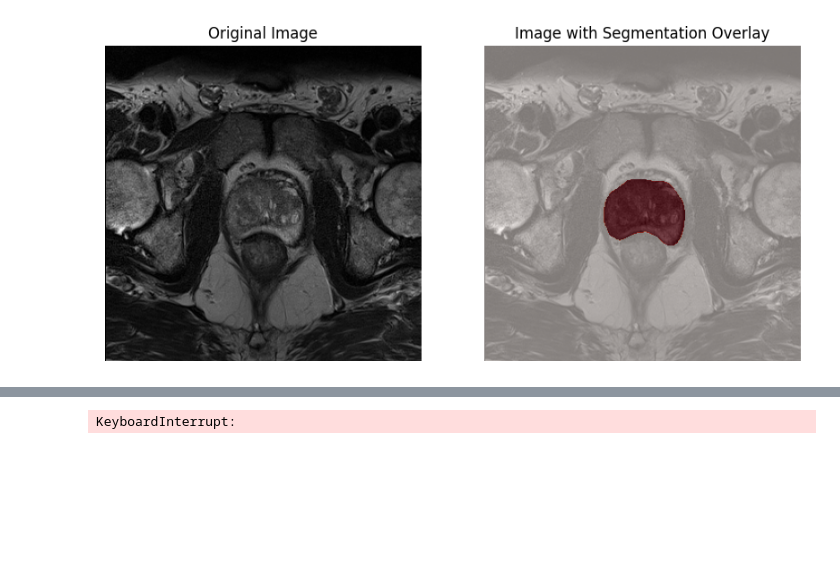
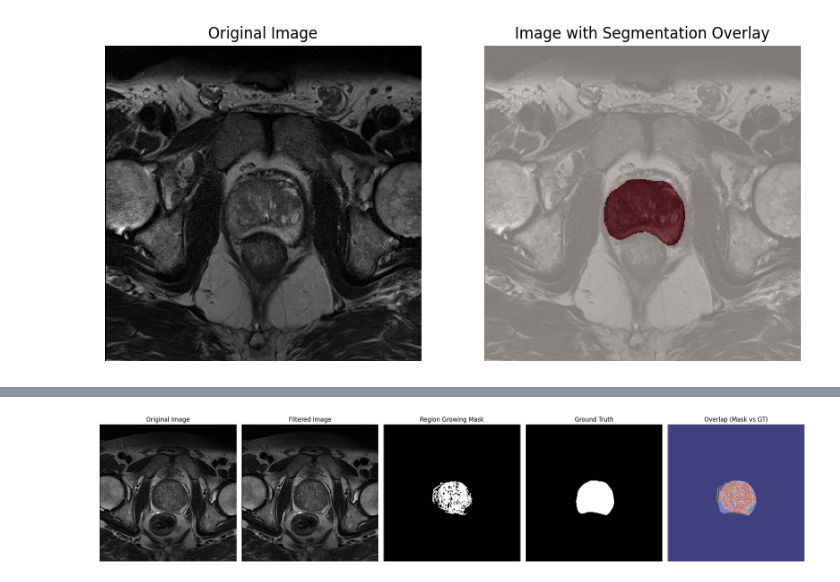
Before and after one commit to mattiadri/region_growing_on_medical_imaging, a Jupyter notebook: test.ipynb, the cells around one changed output, grey strips where cells are left out. Saved outputs shown, nothing was run; the diff lists cells and outputs as text; code cells hidden in the pictures; blank space fills up the shorter version.

```diff
--- a/test.ipynb
+++ b/test.ipynb
@@ -297,23 +58,0 @@ def estimate_threshold(image_slice, segmentation_slice):
-# %%
-def region_growing(image_slice, seed, threshold):
-    # Algoritmo di Region Growing (come definito precedentemente)
-    region_mask = np.zeros_like(image_slice, dtype=bool)
-    region_mask[seed] = True
-    region_intensity = image_slice[seed]
-
-    # Crescita regionale iterativa
-    growing = True
-    while growing:
-        growing = False
-        for row in range(region_mask.shape[0]):
-            for col in range(region_mask.shape[1]):
-                if region_mask[row, col]:
-                    continue
-                # Controlla la vicinanza ai pixel appartenenti alla regione
-                neighbors = [(row+1, col), (row-1, col), (row, col+1), (row, col-1)]
-                for r, c in neighbors:
-                    if 0 <= r < region_mask.shape[0] and 0 <= c < region_mask.shape[1]:
-                        if np.abs(image_slice[r, c] - region_intensity) <= threshold:
-                            region_mask[r, c] = True
-                            growing = True
-    return region_mask
@@ -325,42 +58,0 @@ def calculate_iou(region_mask, segmentation_slice):
-# %%
-def process_images_and_evaluate_with_pipelines(training_data_folder, test_data_folder, slice_index=10):
-    results = []
-
-    # Per ogni file nella cartella di training_data
-    for file in os.listdir(training_data_folder):
-        if file.endswith(".mhd"):
-            image_path = os.path.join(training_data_folder, file)
-            segmentation_path = image_path.replace(".mhd", "_segmentation.mhd")
-
-            image_slice, segmentation_slice = load_images_and_segmentations(image_path, segmentation_path, slice_index)
-
-            # Calcola la threshold dal training data
-            threshold = estimate_threshold(image_slice, segmentation_slice)
-
-            # Applica diverse pipeline di filtri e calcola l'IoU
-            for pipeline in ['pipeline_1', 'pipeline_2', 'pipeline_3']:
-                filtered_image = apply_filter_pipeline(image_slice, pipeline=pipeline)
-
-                # Applica Region Growing con la soglia stimata
-                region_mask = region_growing(filtered_image, (image_slice.shape[0] // 2, image_slice.shape[1] // 2), threshold)
-
-                # Calcola IoU
-                iou = calculate_iou(region_mask, segmentation_slice)
-
-                # Salva il risultato nella lista
-                results.append({
-                    'file': file,
-                    'slice_index': slice_index,
-                    'pipeline': pipeline,
-                    'threshold': threshold,
-                    'IoU': iou
-                })
-
-    return results
-
-
-# Esegui l'analisi
-
-results = process_images_and_evaluate_with_pipelines("training_data", "test_data", slice_index=10)
-# %% [output]
-KeyboardInterrupt:
@@ -377,0 +59,5 @@ print(df)
+# %%
+from region_growing import inspect_algorithm
+inspect_algorithm('test_data/Case02.mhd', 'test_data/Case02_segmentation.mhd', slice_index=10, pipeline='pipeline_2', threshold=100, save_figures=False)
+# %% [output]
+[figure, added]
```
Also changed, not shown: parts of 7 cells of this notebook.
